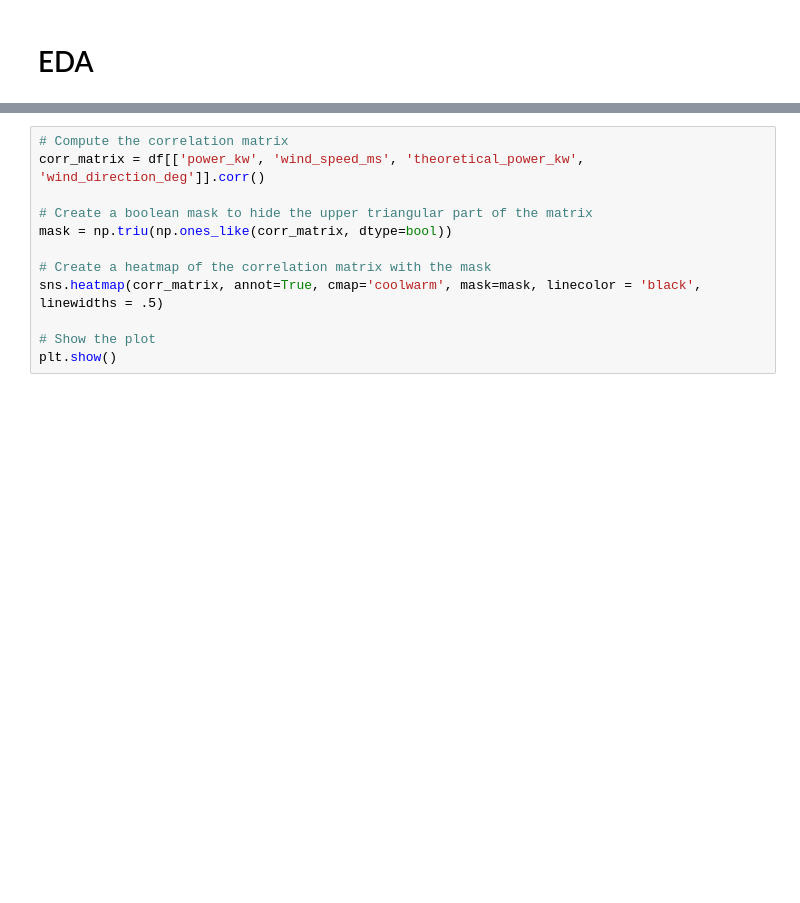
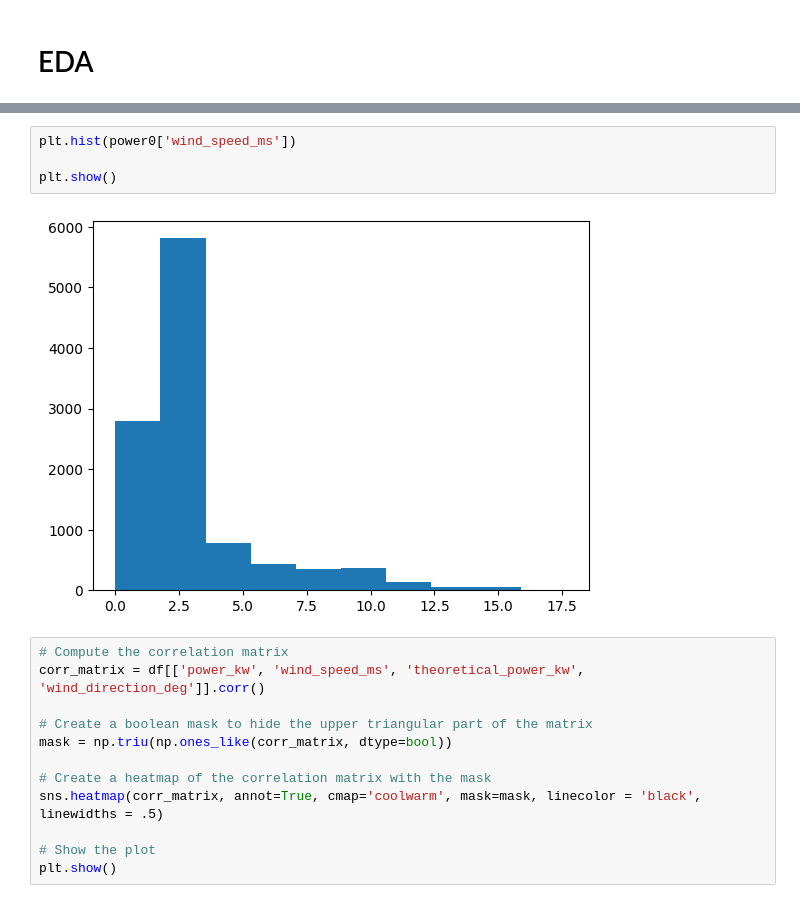
Before and after one commit to amrhkm/wind-turbine-power-prediction, a Jupyter notebook: train/palingperform.ipynb, the cells around one changed output, grey strips where cells are left out. Drawn from its saved outputs; the diff is of its cells as text; blank space fills up the shorter version.

```diff
--- a/train/palingperform.ipynb
+++ b/train/palingperform.ipynb
@@ -303,3 +342,9 @@ Index(['power_kw', 'wind_speed_ms', 'theoretical_power_kw',
+# %%
+plt.hist(power0['wind_speed_ms'])
+
+plt.show()
+# %% [output]
+[figure, added]
 # %%
 # Compute the correlation matrix
 corr_matrix = df[['power_kw', 'wind_speed_ms', 'theoretical_power_kw', 'wind_direction_deg']].corr()
```
Also changed, not shown: parts of 16 cells of this notebook.
